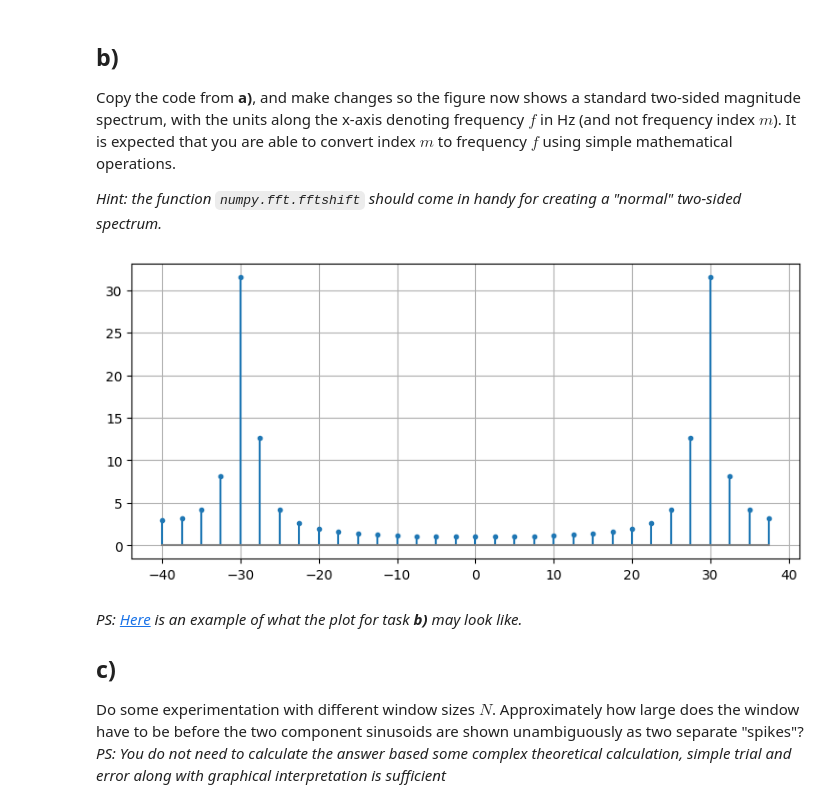
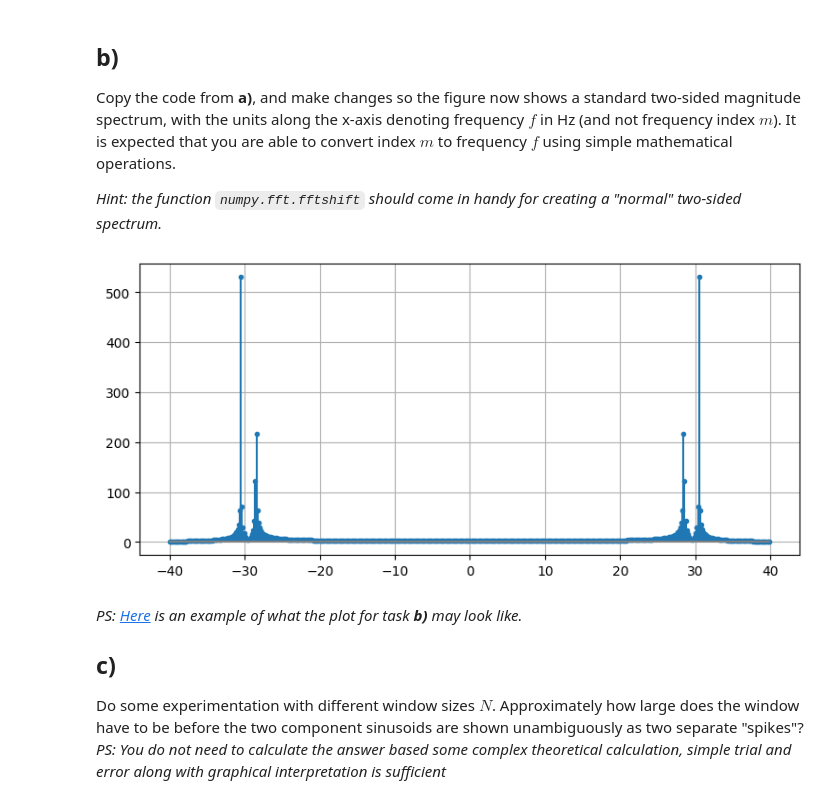
Before and after one commit to AndreFug/AIS2201, a Jupyter notebook: Exercise_5/Problem1.ipynb, the cells around one changed output. Drawn from its saved outputs; the diff is of its cells as text; code cells hidden in the pictures.

```diff
--- a/Exercise_5/Problem1.ipynb
+++ b/Exercise_5/Problem1.ipynb
@@ -138,24 +138,24 @@ Copy the code from **a)**, and make changes so the figure now shows a standard t
 *Hint: the function `numpy.fft.fftshift` should come in handy for creating a "normal" two-sided spectrum.*
 # %%
 # WRITE YOUR CODE IN THIS CELL:
-N = 32
+N = 540
 f_s = 80
 
 n = np.arange(N)
 xn = 2 * np.cos(19 * pi * n / f_s + pi / 3) + np.cos(23 * pi * n / f_s)
 Xm = np.fft.fft(xn, N)
 
 
 XmShifted = np.fft.fftshift(Xm)
 freq = np.fft.fftfreq(N, 1/f_s)
 
 
 
 plt.figure(3, figsize=(9, 4))
 plt.stem(freq, np.absolute(XmShifted), linefmt='-', markerfmt='.', basefmt='grey')
 plt.grid(True)
 # %% [output]
-[figure, old version]
+[figure, new version]
 # %% [markdown]
 *PS: [Here](Figurer/task1b_sol.png) is an example of what the plot for task **b)** may look like.*
 
```
Also changed, not shown: 3 other files.
